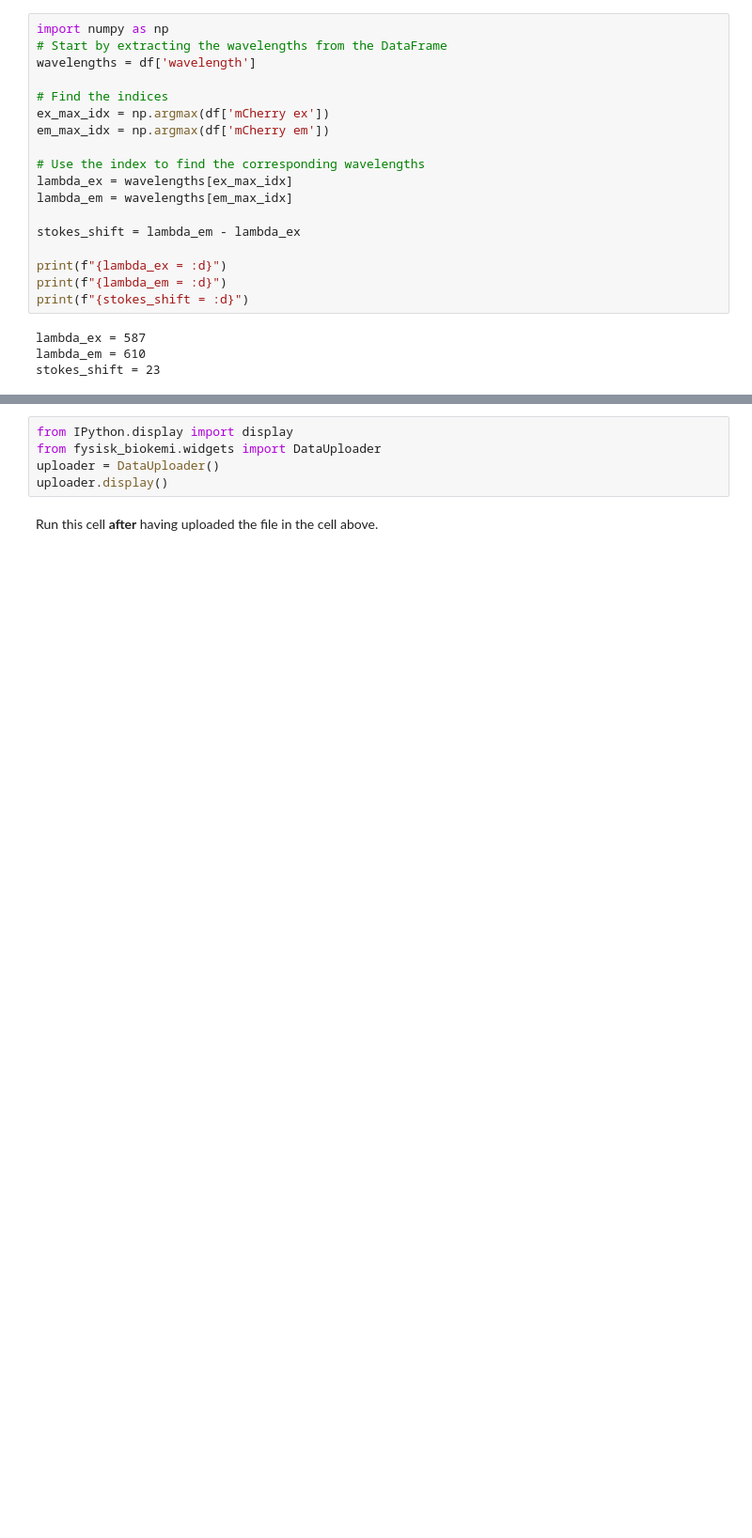
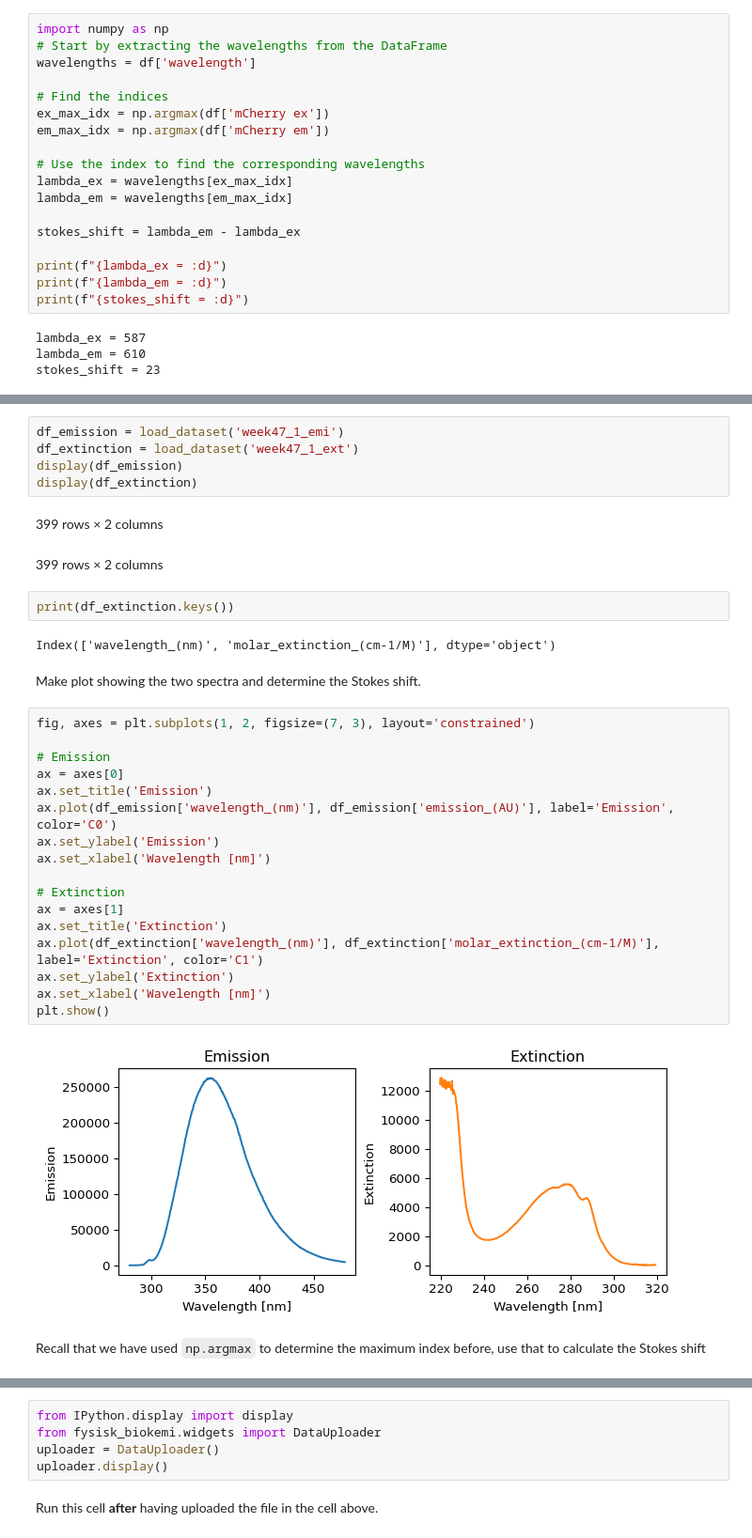
Before and after one commit to au-mbg/fysisk-biokemi, a Jupyter notebook: built_notebooks/master/week_47.ipynb, the cells around one changed output, grey strips where cells are left out. Shown at 94% size. Drawn from its saved outputs; the diff is of its cells as text; blank space fills up the shorter version.

```diff
--- a/built_notebooks/master/week_47.ipynb
+++ b/built_notebooks/master/week_47.ipynb
@@ -238,0 +274,36 @@ stokes_shift = 23
+# %%
+df_emission = load_dataset('week47_1_emi')
+df_extinction = load_dataset('week47_1_ext')
+display(df_emission)
+display(df_extinction)
+# %% [output]
+399 rows × 2 columns
+399 rows × 2 columns
+# %%
+print(df_extinction.keys())
+# %% [output]
+Index(['wavelength_(nm)', 'molar_extinction_(cm-1/M)'], dtype='object')
+# %% [markdown]
+Make plot showing the two spectra and determine the Stokes shift.
+# %%
+fig, axes = plt.subplots(1, 2, figsize=(7, 3), layout='constrained')
+
+# Emission
+ax = axes[0]
+ax.set_title('Emission')
+ax.plot(df_emission['wavelength_(nm)'], df_emission['emission_(AU)'], label='Emission', color='C0')
+ax.set_ylabel('Emission')
+ax.set_xlabel('Wavelength [nm]')
+
+# Extinction
+ax = axes[1]
+ax.set_title('Extinction')
+ax.plot(df_extinction['wavelength_(nm)'], df_extinction['molar_extinction_(cm-1/M)'], label='Extinction', color='C1')
+ax.set_ylabel('Extinction')
+ax.set_xlabel('Wavelength [nm]')
+plt.show()
+# %% [output]
+[figure, added]
+# %% [markdown]
+Recall that we have used `np.argmax` to determine the maximum index
+before, use that to calculate the Stokes shift
```
Also changed, not shown: parts of 13 cells of this notebook, 21 other files.
